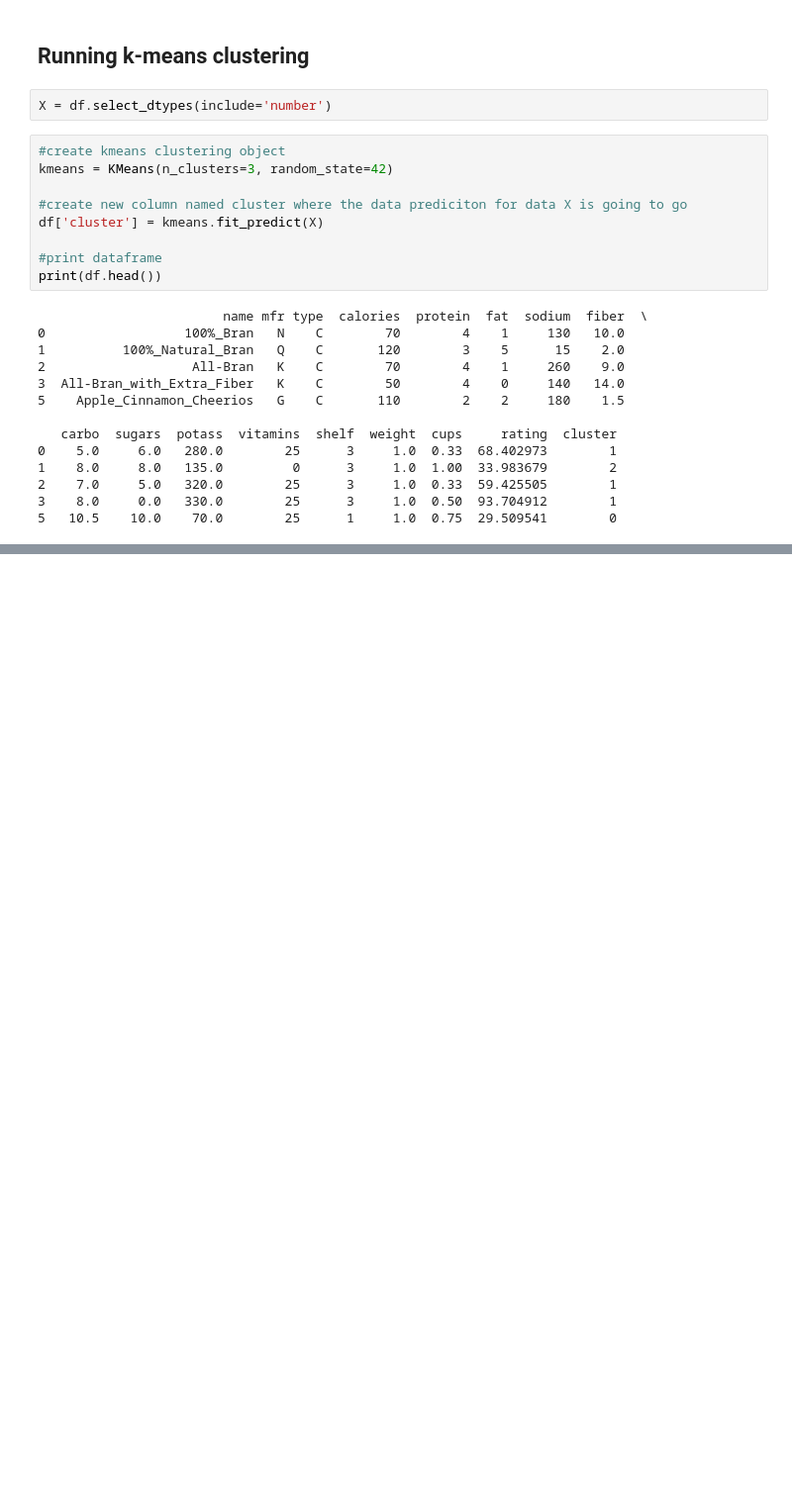
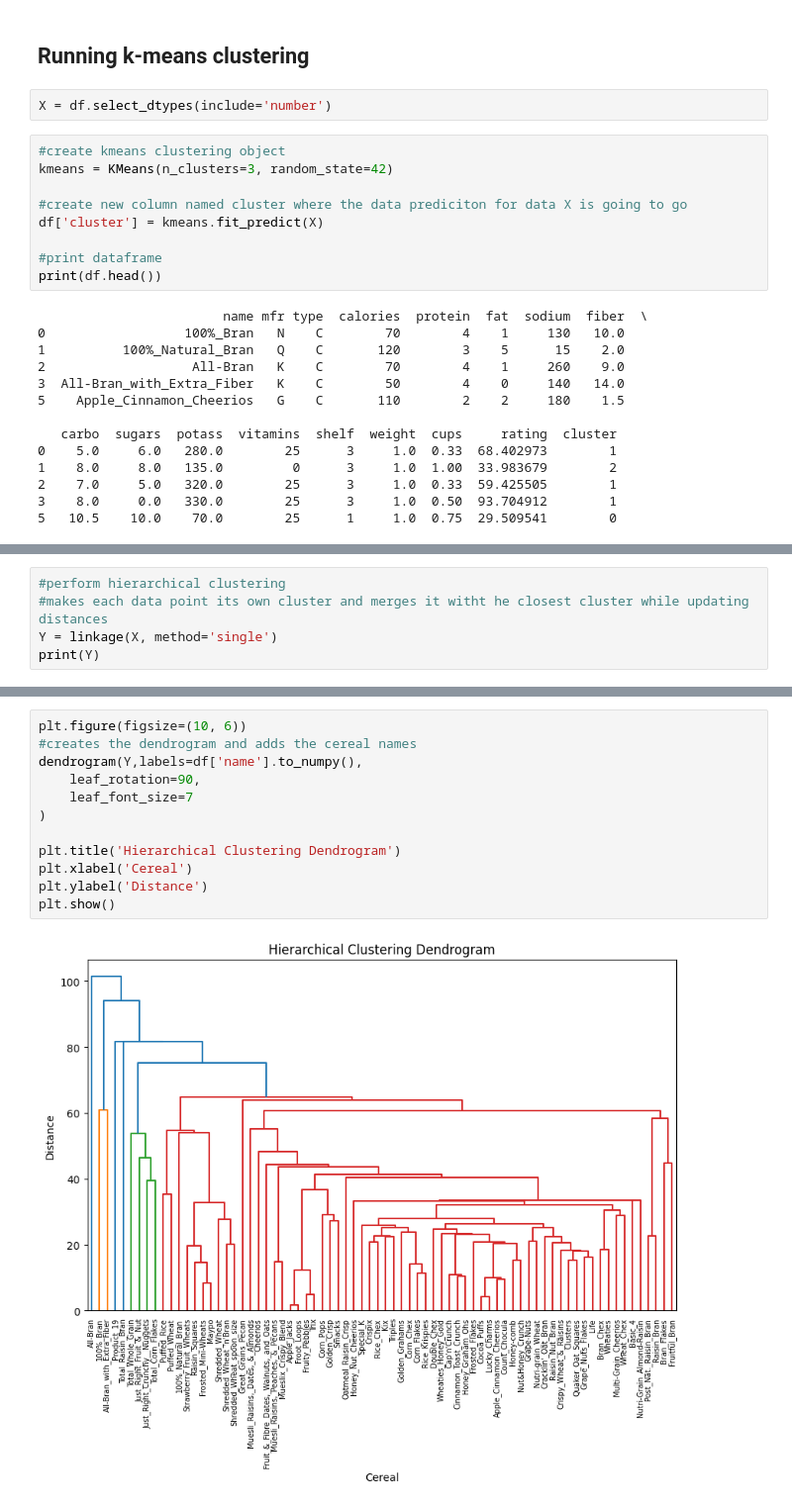
Before and after one commit to Jordan0065/ml-ai-course, a Jupyter notebook: Labs/LAB 4/Jordan_Angelina_Lab4.ipynb, the cells around one changed output, grey strips where cells are left out. Shown at 99% size. Cells and saved outputs as stored; diff of their text form; blank space fills up the shorter version.

```diff
--- a/Labs/LAB 4/Jordan_Angelina_Lab4.ipynb
+++ b/Labs/LAB 4/Jordan_Angelina_Lab4.ipynb
@@ -153,0 +156,5 @@ print(df.head())
+# %%
+#perform hierarchical clustering
+#makes each data point its own cluster and merges it witht he closest cluster while updating distances
+Y = linkage(X, method='single')
+print(Y)
@@ -153,0 +179,14 @@ print(df.head())
+# %%
+plt.figure(figsize=(10, 6))
+#creates the dendrogram and adds the cereal names
+dendrogram(Y,labels=df['name'].to_numpy(),
+    leaf_rotation=90,
+    leaf_font_size=7
+)
+
+plt.title('Hierarchical Clustering Dendrogram')
+plt.xlabel('Cereal')
+plt.ylabel('Distance')
+plt.show()
+# %% [output]
+[figure, added]
```
Also changed, not shown: parts of 12 cells of this notebook.
